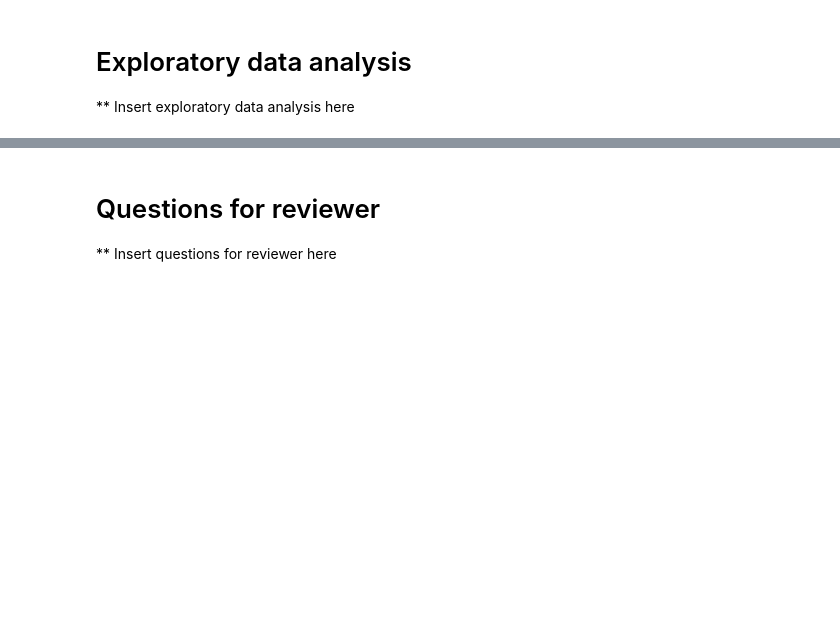
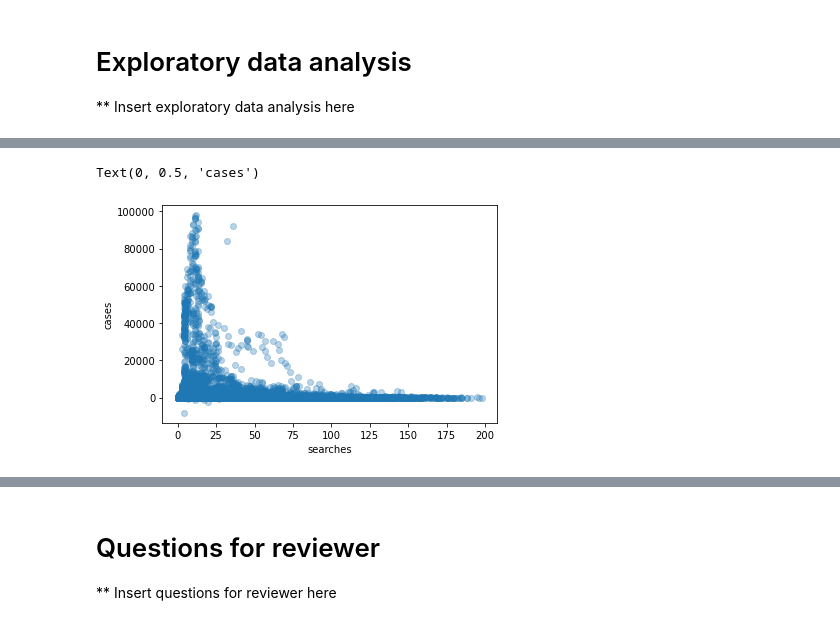
Before and after one commit to eigel22/Exploring-Patterns-in-Covid-19-Google-Search-Trends-, a Jupyter notebook: phase_II.ipynb, the cells around one changed output, grey strips where cells are left out. Saved outputs shown, nothing was run; the diff lists cells and outputs as text; code cells hidden in the pictures; blank space fills up the shorter version.

Commit message:
some preliminary data visualization

```diff
--- a/phase_II.ipynb
+++ b/phase_II.ipynb
@@ -82,0 +55,5 @@ dict_values([{'top':                             query  value
+# %%
+trends_data = pd.read_csv("google_trends_data.csv")
+trends_data["date"] = pd.to_datetime(trends_data["date"],format='%m/%d/%Y')
+trends_data = trends_data.rename(columns = {"corona":"corona_searches", "corona virus":"corona_virus_searches", "country_code":"iso_code"})
+trends_data.dtypes
@@ -86,3 +70,9 @@ dict_values([{'top':                             query  value
 # %% [markdown]
 # Data Cleaning Corona Case Data
 ** Insert plan / steps for data cleaning here
+# %%
+corona_data = pd.read_csv("covid-data.csv")
+corona_data = corona_data[["iso_code","location","date","total_cases","new_cases","new_cases_smoothed","total_deaths","new_deaths","new_deaths_smoothed","total_cases_per_million","new_cases_per_million","new_cases_smoothed_per_million","total_deaths_per_million","new_deaths_per_million","new_deaths_smoothed_per_million","new_tests","total_tests","total_tests_per_thousand","new_tests_per_thousand","new_tests_smoothed","new_tests_smoothed_per_thousand"]]
+corona_data["date"] = pd.to_datetime(corona_data["date"],format='%Y-%m-%d')
+corona_data = corona_data.rename(columns = {"location":"country_name"})
+corona_data.dtypes
@@ -95,3 +103,8 @@ dict_values([{'top':                             query  value
 # %% [markdown]
 # Exploratory data analysis
 ** Insert exploratory data analysis here
+# %%
+combined_data = pd.merge(trends_data, corona_data, on=['date','iso_code'], how='inner')
+del combined_data["country_name_x"]
+combined_data = combined_data.rename(columns = {"country_name_y":"country_name"})
+combined_data
@@ -97,0 +125,7 @@ dict_values([{'top':                             query  value
+# %%
+plt.scatter(combined_data["corona_searches"] +  combined_data["corona_virus_searches"], combined_data["new_cases"], alpha=0.3)
+plt.xlabel("searches")
+plt.ylabel("cases")
+# %% [output]
+Text(0, 0.5, 'cases')
+[figure, added]
```
Also changed, not shown: parts of 18 cells of this notebook.
